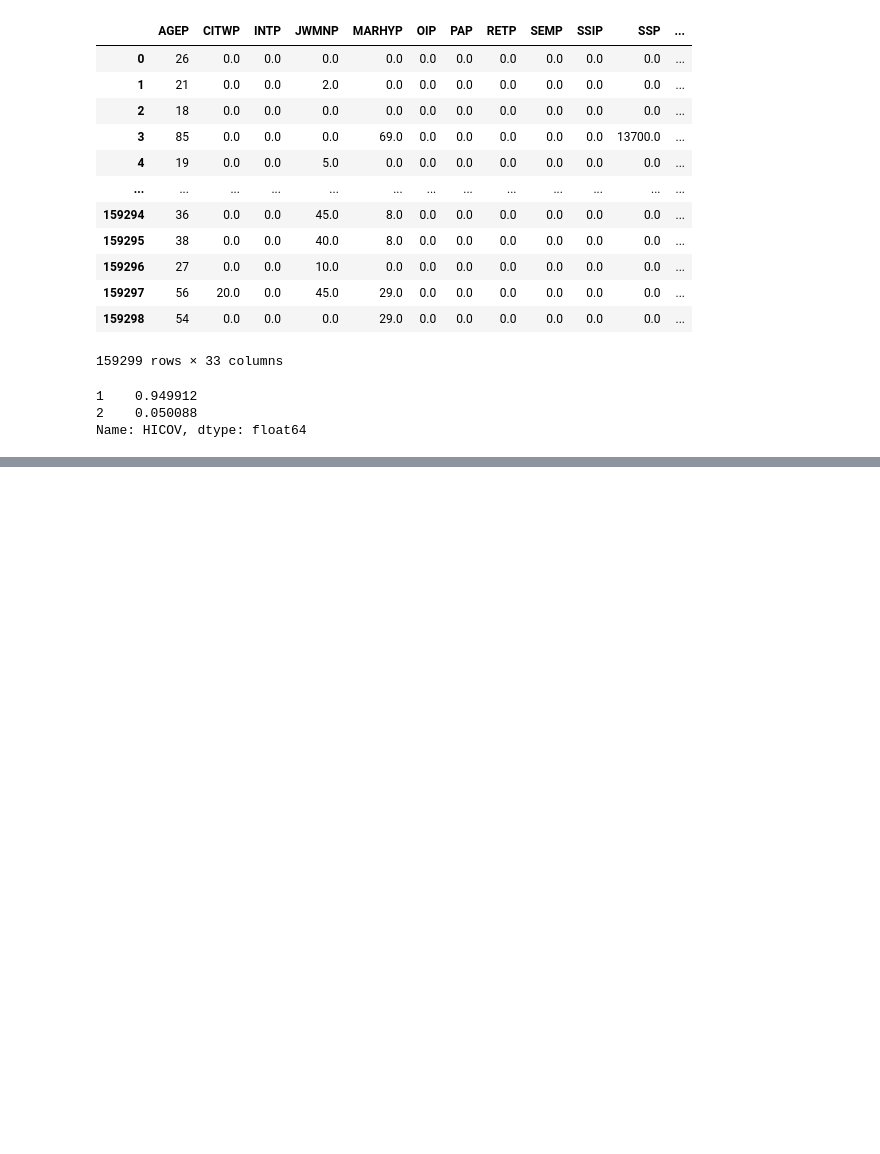
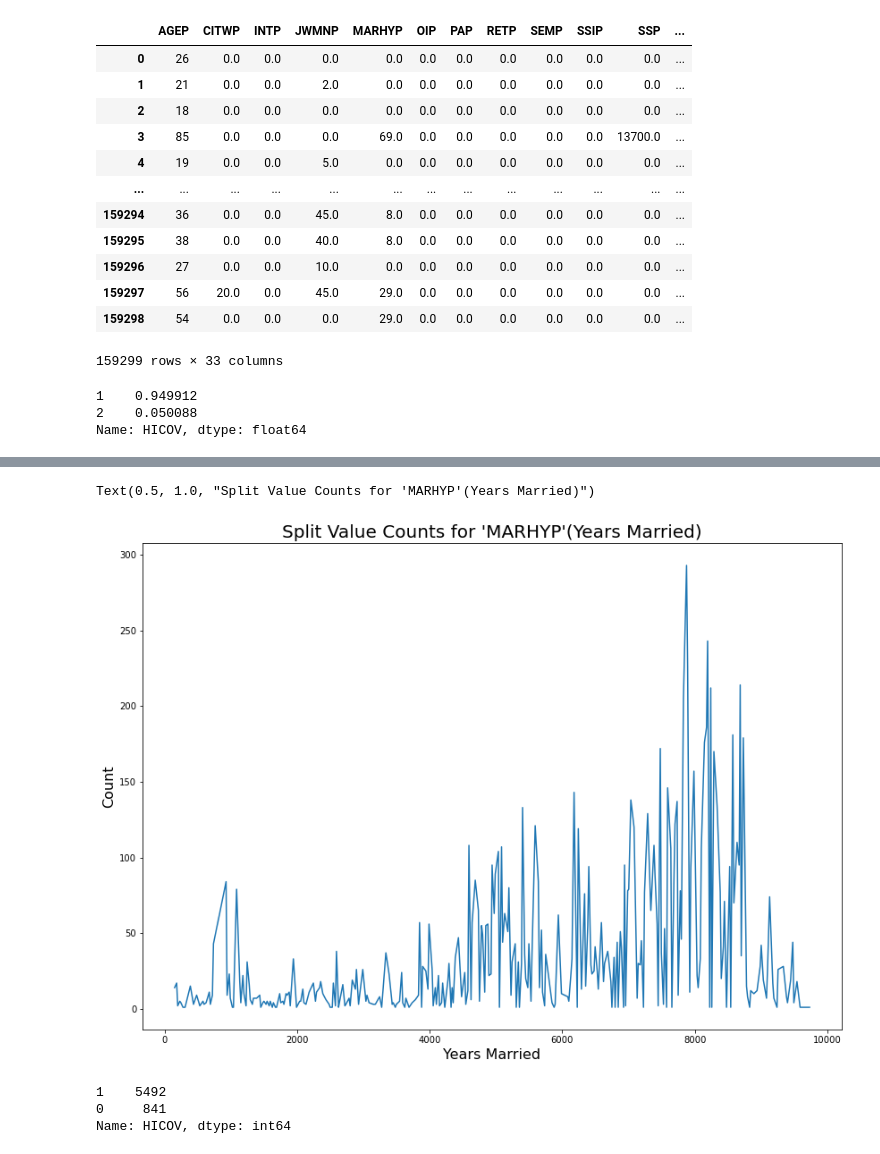
Before and after one commit to ptorres001/census_HI_classification_model, a Jupyter notebook: Boosted_Decision_Tree.ipynb, the cells around one changed output, grey strips where cells are left out. Cells and saved outputs as stored; diff of their text form; code cells hidden in the pictures; blank space fills up the shorter version.

```diff
--- a/Boosted_Decision_Tree.ipynb
+++ b/Boosted_Decision_Tree.ipynb
@@ -1064,0 +1142,17 @@ array([[  391,  1146],
+# %%
+_marhm_splits = bst.get_split_value_histogram('INDP')
+fig, ax = plt.subplots(figsize=(14,10))
+ax.plot(_marhm_splits['SplitValue'],_marhm_splits['Count'])
+ax.set_xlabel('Years Married', fontsize =16)
+ax.set_ylabel('Count', fontsize=16)
+ax.set_title('Split Value Counts for \'MARHYP\'(Years Married)', fontsize=20)
+# %% [output]
+Text(0.5, 1.0, "Split Value Counts for 'MARHYP'(Years Married)")
+[figure, added]
+# %%
+_albert_indp = df_merge.groupby(['INDP'])['HICOV'].value_counts(normalize=True)
+df_merge.loc[df_merge['INDP'].eq(770)]['HICOV'].value_counts()
+# %% [output]
+1    5492
+0     841
+Name: HICOV, dtype: int64
```
Also changed, not shown: parts of 43 cells of this notebook.
